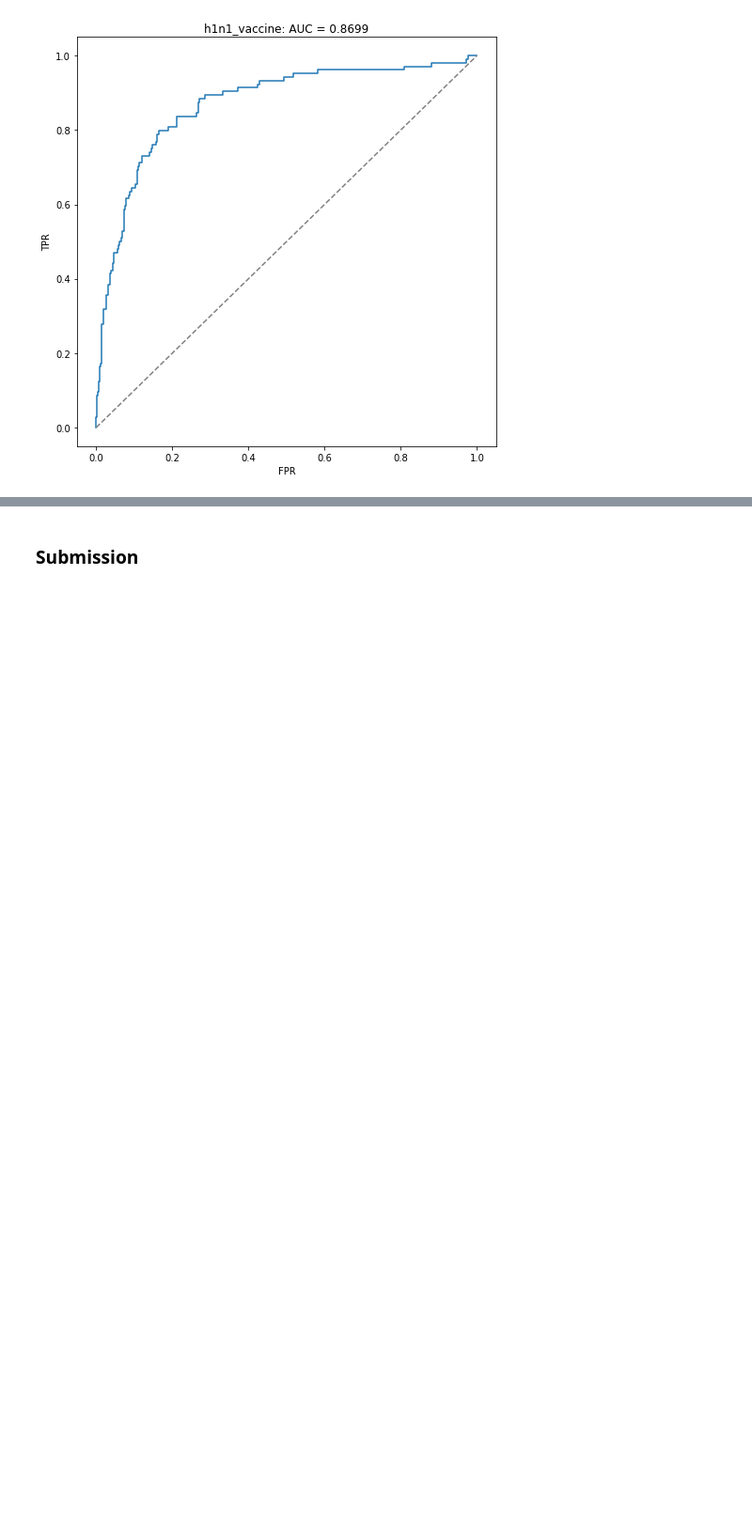
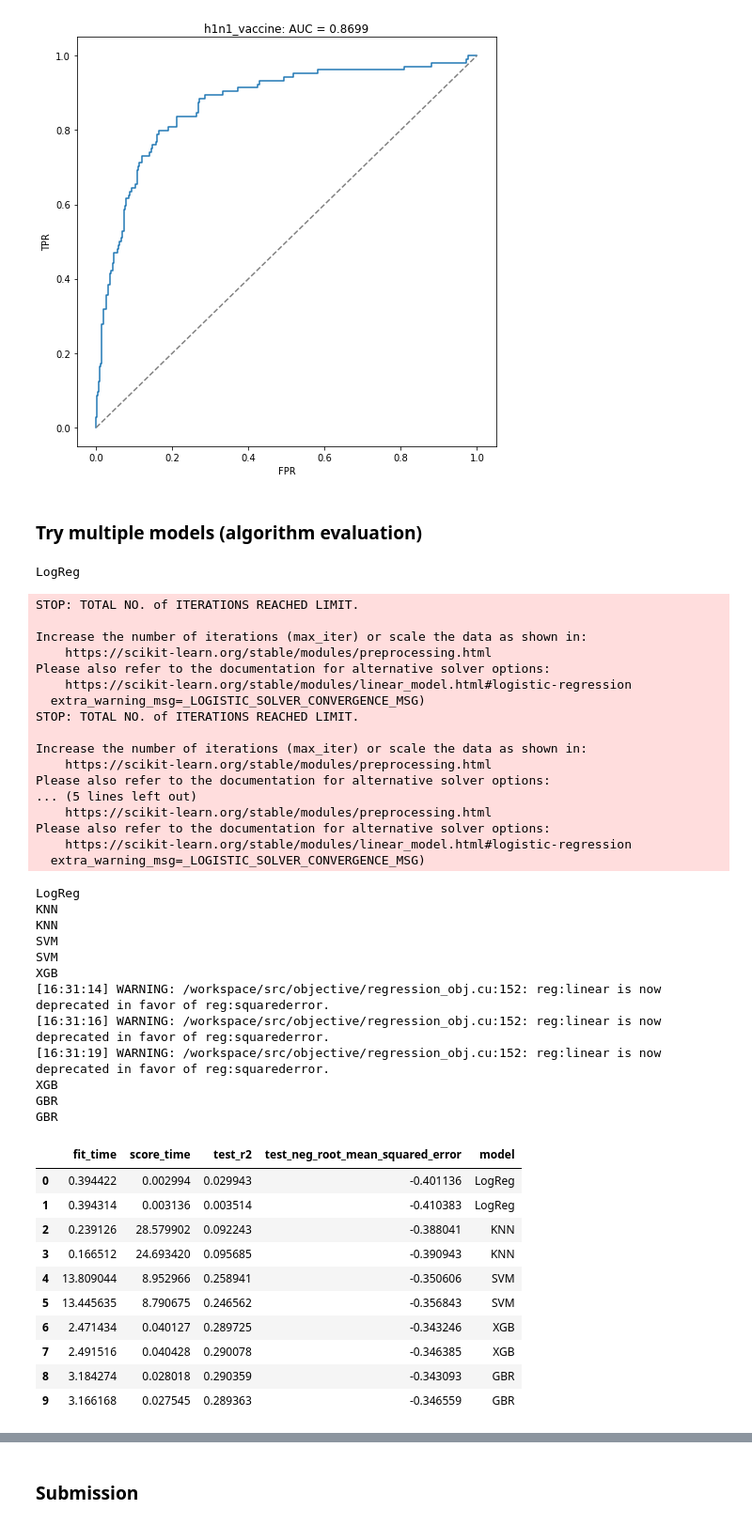
Before and after one commit to fabianlae/Predict-H1N1-and-Seasonal-Flu-Vaccines, a Jupyter notebook: Flushot_Analytics.ipynb, the cells around one changed output, grey strips where cells are left out. Shown at 94% size. Saved outputs shown, nothing was run; the diff lists cells and outputs as text; code cells hidden in the pictures; blank space fills up the shorter version.

Commit message:
multiple model evaluation function

```diff
--- a/Flushot_Analytics.ipynb
+++ b/Flushot_Analytics.ipynb
@@ -405,3 +405,5 @@ plot_roc(
 fig.tight_layout()
 # %% [output]
 [figure]
+# %% [markdown]
+### Try multiple models (algorithm evaluation)
@@ -407,0 +471,46 @@ fig.tight_layout()
+# %%
+final = run_exps(X_train=X_train_h1n1, y_train= y_train_h1n1, X_test= X_eval_h1n1, y_test=y_eval_h1n1)
+final
+# final = run_exps(X_train=X_train, y_train= y_train, X_test= X_eval, y_test=y_eval)
+# %% [output]
+LogReg
+STOP: TOTAL NO. of ITERATIONS REACHED LIMIT.
+
+Increase the number of iterations (max_iter) or scale the data as shown in:
+    https://scikit-learn.org/stable/modules/preprocessing.html
+Please also refer to the documentation for alternative solver options:
+    https://scikit-learn.org/stable/modules/linear_model.html#logistic-regression
+  extra_warning_msg=_LOGISTIC_SOLVER_CONVERGENCE_MSG)
+STOP: TOTAL NO. of ITERATIONS REACHED LIMIT.
+
+Increase the number of iterations (max_iter) or scale the data as shown in:
+    https://scikit-learn.org/stable/modules/preprocessing.html
+Please also refer to the documentation for alternative solver options:
+... (5 lines left out)
+    https://scikit-learn.org/stable/modules/preprocessing.html
+Please also refer to the documentation for alternative solver options:
+    https://scikit-learn.org/stable/modules/linear_model.html#logistic-regression
+  extra_warning_msg=_LOGISTIC_SOLVER_CONVERGENCE_MSG)
+LogReg
+KNN
+KNN
+SVM
+SVM
+XGB
+[16:31:14] WARNING: /workspace/src/objective/regression_obj.cu:152: reg:linear is now deprecated in favor of reg:squarederror.
+[16:31:16] WARNING: /workspace/src/objective/regression_obj.cu:152: reg:linear is now deprecated in favor of reg:squarederror.
+[16:31:19] WARNING: /workspace/src/objective/regression_obj.cu:152: reg:linear is now deprecated in favor of reg:squarederror.
+XGB
+GBR
+GBR
+|  | fit_time | score_time | test_r2 | test_neg_root_mean_squared_error | model |
+| 0 | 0.394422 | 0.002994 | 0.029943 | -0.401136 | LogReg |
+| 1 | 0.394314 | 0.003136 | 0.003514 | -0.410383 | LogReg |
+| 2 | 0.239126 | 28.579902 | 0.092243 | -0.388041 | KNN |
+| 3 | 0.166512 | 24.693420 | 0.095685 | -0.390943 | KNN |
+| 4 | 13.809044 | 8.952966 | 0.258941 | -0.350606 | SVM |
+| 5 | 13.445635 | 8.790675 | 0.246562 | -0.356843 | SVM |
+| 6 | 2.471434 | 0.040127 | 0.289725 | -0.343246 | XGB |
+| 7 | 2.491516 | 0.040428 | 0.290078 | -0.346385 | XGB |
+| 8 | 3.184274 | 0.028018 | 0.290359 | -0.343093 | GBR |
+| 9 | 3.166168 | 0.027545 | 0.289363 | -0.346559 | GBR |
```
Also changed, not shown: parts of 12 cells of this notebook.
